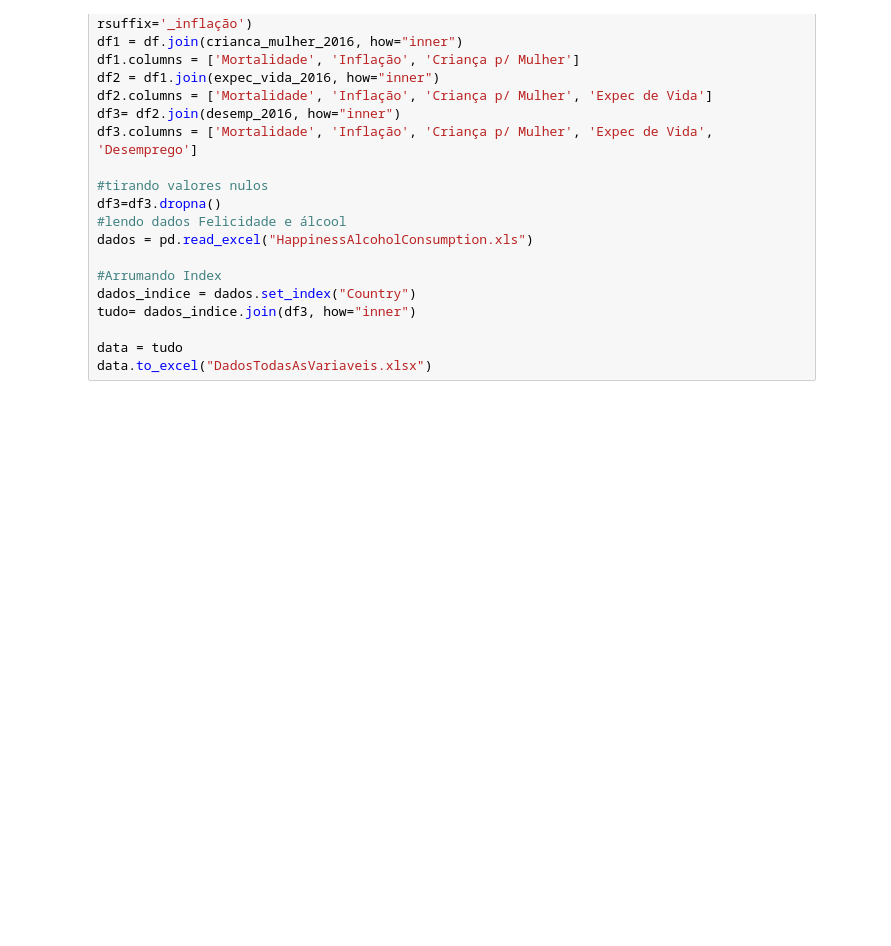
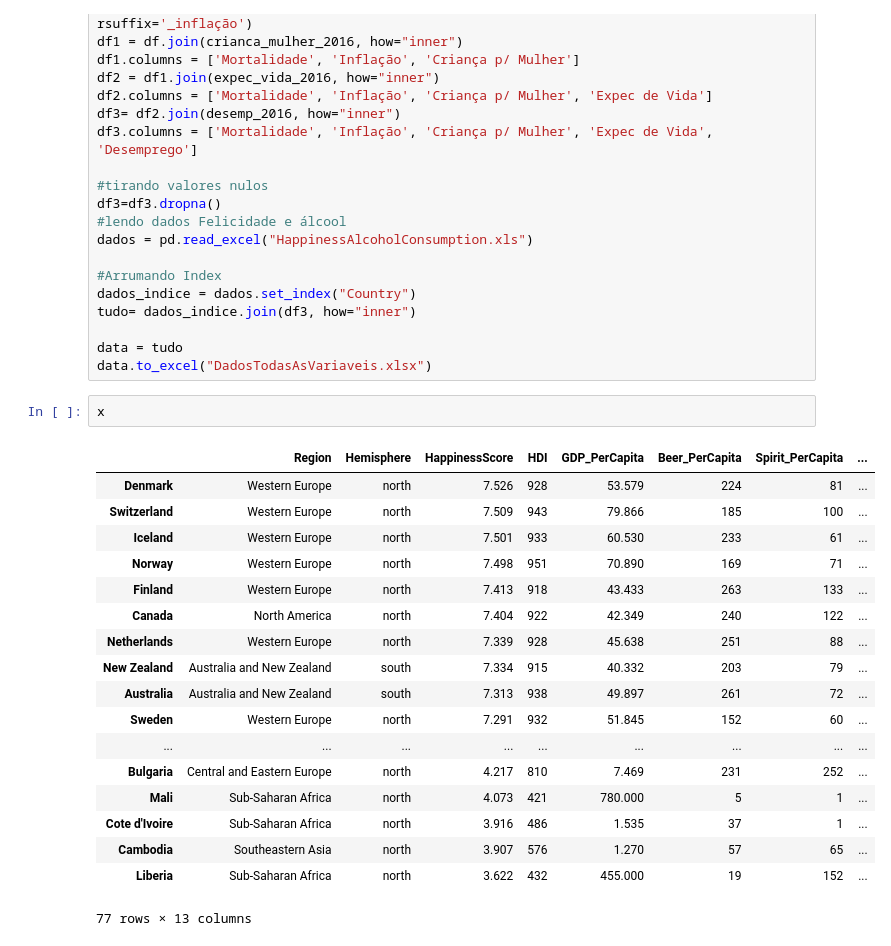
Before and after one commit to Sy2k/CD_Projeto3, a Jupyter notebook: Adicionando_Variáveis.ipynb, the cells around one changed output. Saved outputs shown, nothing was run; the diff lists cells and outputs as text; blank space fills up the shorter version.

```diff
--- a/Adicionando_Variáveis.ipynb
+++ b/Adicionando_Variáveis.ipynb
@@ -111,3 +111,24 @@ tudo= dados_indice.join(df3, how="inner")
 
 data = tudo
 data.to_excel("DadosTodasAsVariaveis.xlsx")
+# %%
+x
+# %% [output]
+|  | Region | Hemisphere | HappinessScore | HDI | GDP_PerCapita | Beer_PerCapita | Spirit_PerCapita | ... |
+| Denmark | Western Europe | north | 7.526 | 928 | 53.579 | 224 | 81 | ... |
+| Switzerland | Western Europe | north | 7.509 | 943 | 79.866 | 185 | 100 | ... |
+| Iceland | Western Europe | north | 7.501 | 933 | 60.530 | 233 | 61 | ... |
+| Norway | Western Europe | north | 7.498 | 951 | 70.890 | 169 | 71 | ... |
+| Finland | Western Europe | north | 7.413 | 918 | 43.433 | 263 | 133 | ... |
+| Canada | North America | north | 7.404 | 922 | 42.349 | 240 | 122 | ... |
+| Netherlands | Western Europe | north | 7.339 | 928 | 45.638 | 251 | 88 | ... |
+| New Zealand | Australia and New Zealand | south | 7.334 | 915 | 40.332 | 203 | 79 | ... |
+| Australia | Australia and New Zealand | south | 7.313 | 938 | 49.897 | 261 | 72 | ... |
+| Sweden | Western Europe | north | 7.291 | 932 | 51.845 | 152 | 60 | ... |
+| ... | ... | ... | ... | ... | ... | ... | ... | ... |
+| Bulgaria | Central and Eastern Europe | north | 4.217 | 810 | 7.469 | 231 | 252 | ... |
+| Mali | Sub-Saharan Africa | north | 4.073 | 421 | 780.000 | 5 | 1 | ... |
+| Cote d'Ivoire | Sub-Saharan Africa | north | 3.916 | 486 | 1.535 | 37 | 1 | ... |
+| Cambodia | Southeastern Asia | north | 3.907 | 576 | 1.270 | 57 | 65 | ... |
+| Liberia | Sub-Saharan Africa | north | 3.622 | 432 | 455.000 | 19 | 152 | ... |
+77 rows × 13 columns
```
Also changed, not shown: 2 other files.
